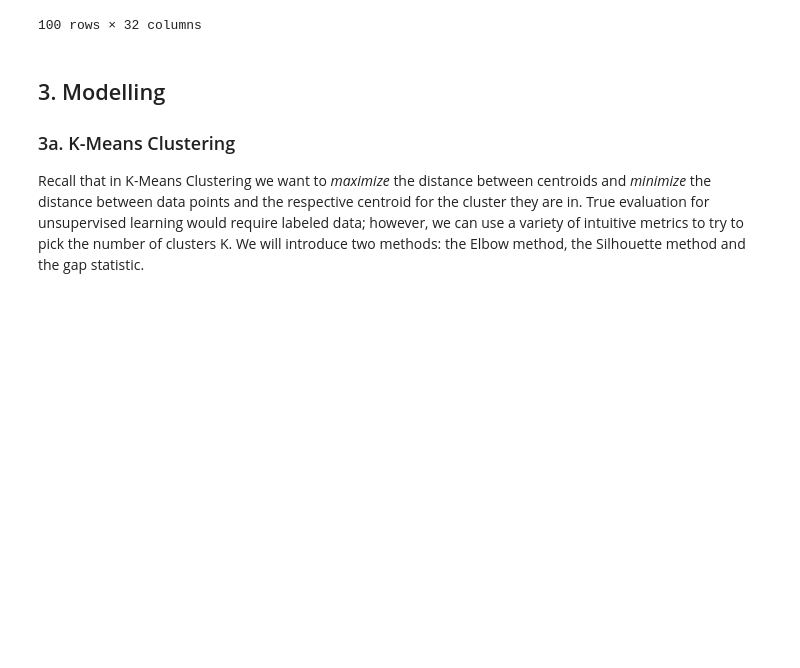
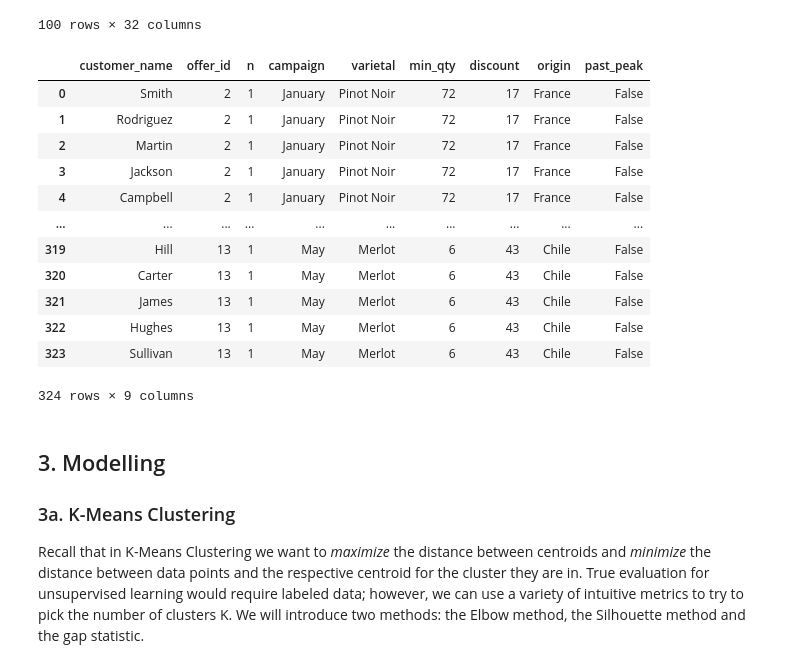
Before and after one commit to sweta0805/springboard, a Jupyter notebook: 1602764303_Clustering_Case_Study_updated_10_15_2020/Clustering Case Study - Customer Segmentation with K-Means - Tier 1.ipynb, the cells around one changed output. Saved outputs shown, nothing was run; the diff lists cells and outputs as text; code cells hidden in the pictures; blank space fills up the shorter version.

```diff
--- a/1602764303_Clustering_Case_Study_updated_10_15_2020/Clustering Case Study - Customer Segmentation with K-Means - Tier 1.ipynb
+++ b/1602764303_Clustering_Case_Study_updated_10_15_2020/Clustering Case Study - Customer Segmentation with K-Means - Tier 1.ipynb
@@ -112,6 +113,22 @@ pivoted
 | Wright | 0 | 0 | 0 | 1 | 0 | 1 | 0 | 0 | 0 | 0 | ... |
 | Young | 0 | 0 | 0 | 0 | 0 | 1 | 0 | 0 | 1 | 0 | ... |
 100 rows × 32 columns
+# %%
+merged
+# %% [output]
+|  | customer_name | offer_id | n | campaign | varietal | min_qty | discount | origin | past_peak |
+| 0 | Smith | 2 | 1 | January | Pinot Noir | 72 | 17 | France | False |
+| 1 | Rodriguez | 2 | 1 | January | Pinot Noir | 72 | 17 | France | False |
+| 2 | Martin | 2 | 1 | January | Pinot Noir | 72 | 17 | France | False |
+| 3 | Jackson | 2 | 1 | January | Pinot Noir | 72 | 17 | France | False |
+| 4 | Campbell | 2 | 1 | January | Pinot Noir | 72 | 17 | France | False |
+| ... | ... | ... | ... | ... | ... | ... | ... | ... | ... |
+| 319 | Hill | 13 | 1 | May | Merlot | 6 | 43 | Chile | False |
+| 320 | Carter | 13 | 1 | May | Merlot | 6 | 43 | Chile | False |
+| 321 | James | 13 | 1 | May | Merlot | 6 | 43 | Chile | False |
+| 322 | Hughes | 13 | 1 | May | Merlot | 6 | 43 | Chile | False |
+| 323 | Sullivan | 13 | 1 | May | Merlot | 6 | 43 | Chile | False |
+324 rows × 9 columns
 # %% [markdown]
 ## 3. Modelling
 ### 3a. K-Means Clustering
```
Also changed, not shown: parts of 9 cells of this notebook.
